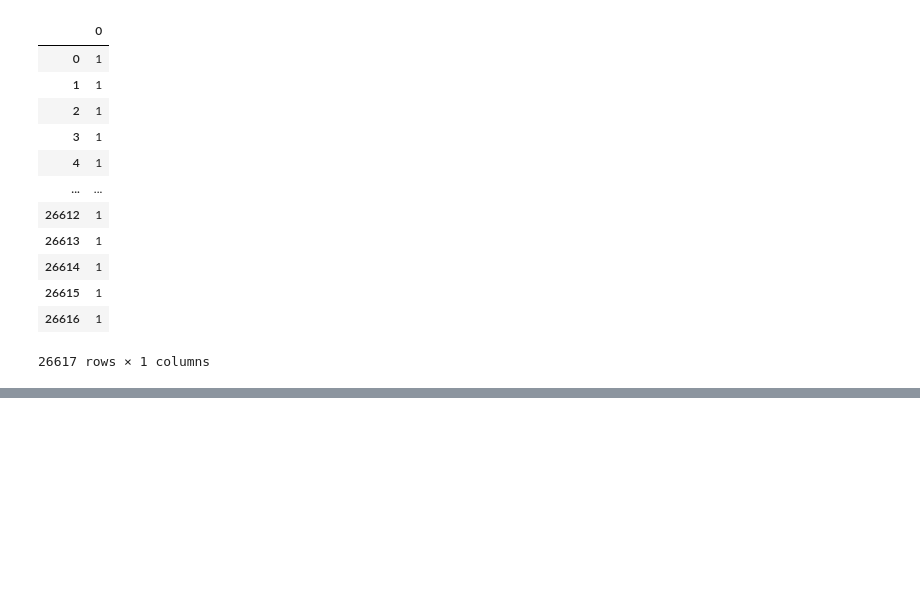
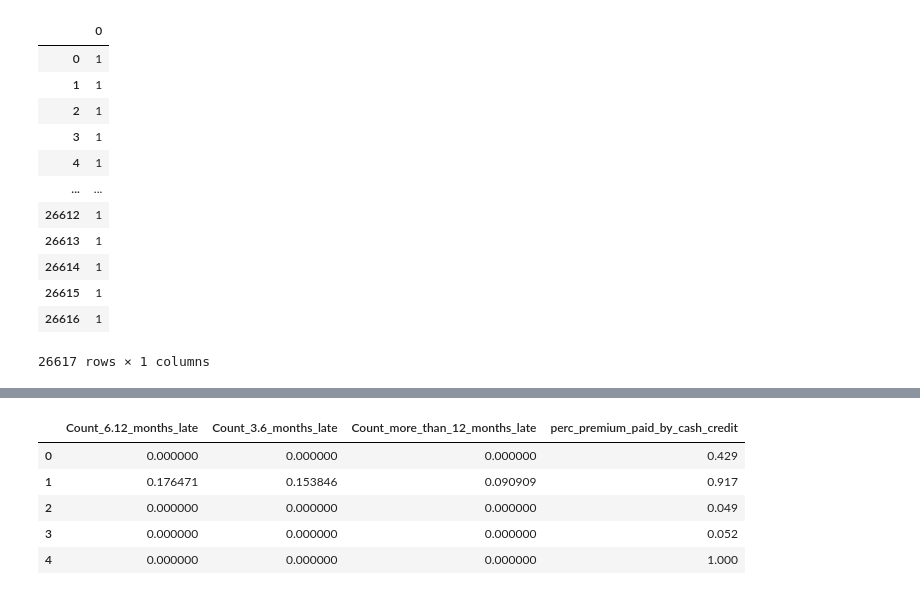
Before and after one commit to ErfanEbrahimiBazaz/boosting_methods_insurance_dataset, a Jupyter notebook: insurance_churn_analysis.ipynb, the cells around one changed output, grey strips where cells are left out. Saved outputs shown, nothing was run; the diff lists cells and outputs as text; code cells hidden in the pictures; blank space fills up the shorter version.

Commit message:
Adding xgboost and lightgbm models trained on only significant normalized features - normalization minmax and z-score

```diff
--- a/insurance_churn_analysis.ipynb
+++ b/insurance_churn_analysis.ipynb
@@ -613,0 +644,13 @@ df_target_lgb
+# %%
+minmaxscaler = MinMaxScaler()
+X_xgb_norm = minmaxscaler.fit_transform(X_xgb)
+X_xgb = pd.DataFrame(X_xgb_norm, columns=X_xgb.columns)
+# %%
+X_xgb.head()
+# %% [output]
+|  | Count_6.12_months_late | Count_3.6_months_late | Count_more_than_12_months_late | perc_premium_paid_by_cash_credit |
+| 0 | 0.000000 | 0.000000 | 0.000000 | 0.429 |
+| 1 | 0.176471 | 0.153846 | 0.090909 | 0.917 |
+| 2 | 0.000000 | 0.000000 | 0.000000 | 0.049 |
+| 3 | 0.000000 | 0.000000 | 0.000000 | 0.052 |
+| 4 | 0.000000 | 0.000000 | 0.000000 | 1.000 |
```
Also changed, not shown: parts of 23 cells of this notebook.
